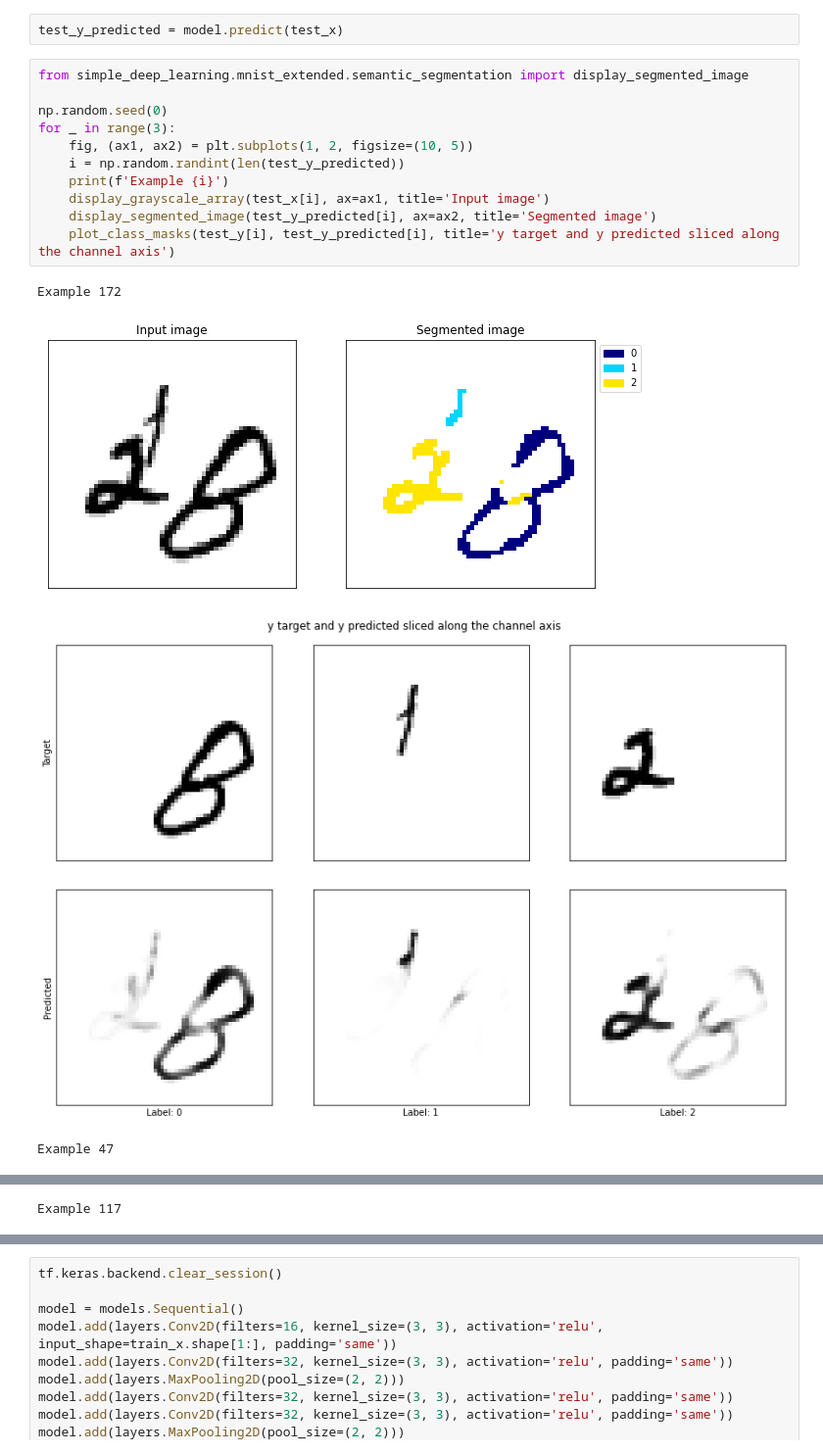
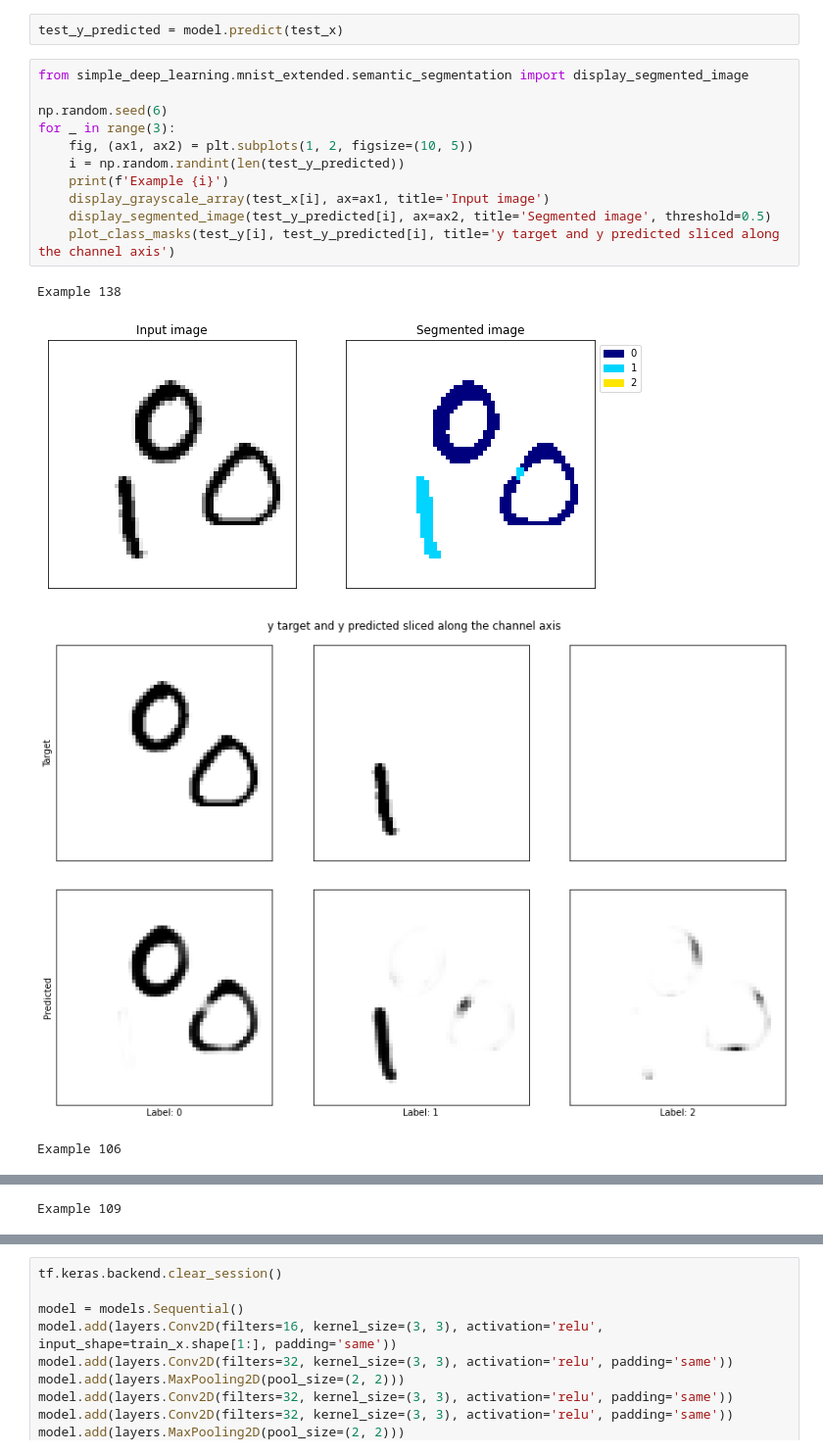
Before and after one commit to LukeTonin/simple-deep-learning, a Jupyter notebook: semantic_segmentation.ipynb, the cells around one changed output, grey strips where cells are left out. Shown: that part at 98% size. Cells and saved outputs as stored; diff of their text form.

```diff
--- a/semantic_segmentation.ipynb
+++ b/semantic_segmentation.ipynb
@@ -166,16 +171,16 @@ test_y_predicted = model.predict(test_x)
 # %%
 from simple_deep_learning.mnist_extended.semantic_segmentation import display_segmented_image
 
-np.random.seed(0)
+np.random.seed(6)
 for _ in range(3):
     fig, (ax1, ax2) = plt.subplots(1, 2, figsize=(10, 5))
     i = np.random.randint(len(test_y_predicted))
     print(f'Example {i}')
     display_grayscale_array(test_x[i], ax=ax1, title='Input image')
-    display_segmented_image(test_y_predicted[i], ax=ax2, title='Segmented image')
+    display_segmented_image(test_y_predicted[i], ax=ax2, title='Segmented image', threshold=0.5)
     plot_class_masks(test_y[i], test_y_predicted[i], title='y target and y predicted sliced along the channel axis')
 # %% [output]
-Example 172
+Example 138
-[figure, old version]
+[figure, new version]
-[figure, old version]
+[figure, new version]
-Example 47
+Example 106
@@ -184 +189 @@ Example 47
-Example 117
+Example 109
```
Also changed, not shown: parts of 18 cells of this notebook, 2 other files.
